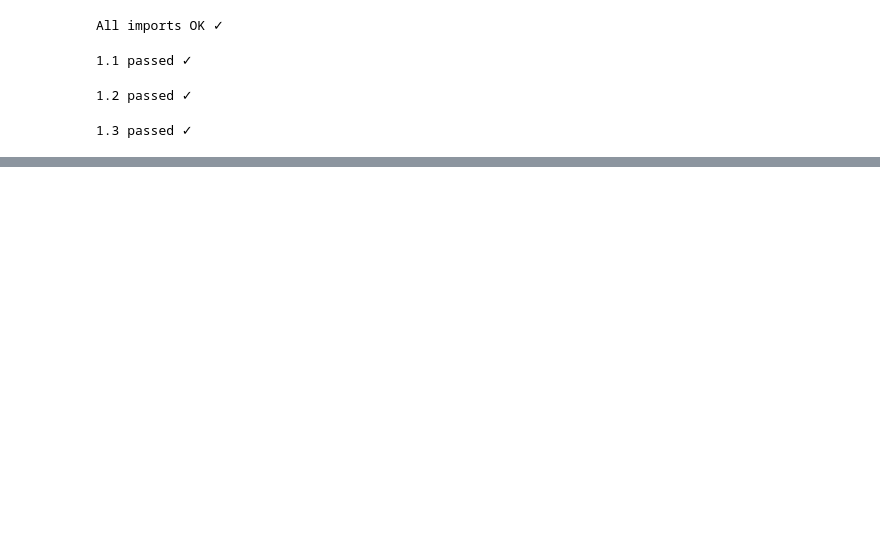
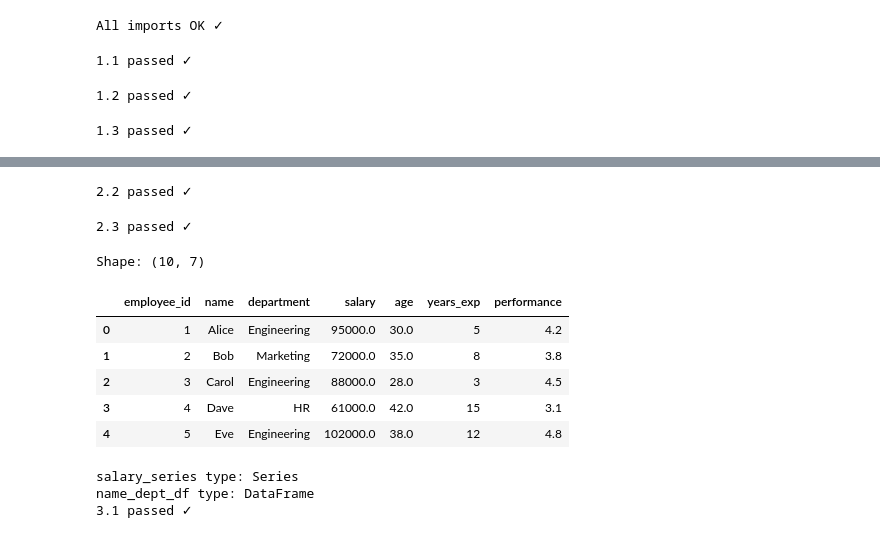
Before and after one commit to kaushikjayant-cyber/Celebal_Internship_Assignment, a Jupyter notebook: Week1_Jayant_Kaushik.ipynb, the cells around one changed output, grey strips where cells are left out. Saved outputs shown, nothing was run; the diff lists cells and outputs as text; code cells hidden in the pictures; blank space fills up the shorter version.

```diff
--- a/Week1_Jayant_Kaushik.ipynb
+++ b/Week1_Jayant_Kaushik.ipynb
@@ -104,0 +152,72 @@ print("1.4 passed ✓")
+# %%
+row2 = arr2d[1]
+col3 = arr2d[:, 2]
+sub  = arr2d[1:, 2:]
+gt7  = arr2d[arr2d > 7]
+
+
+assert list(row2) == [4, 5, 6, 7]
+assert list(col3) == [2, 6, 10]
+assert sub.shape == (2, 2)
+assert list(gt7) == [8, 9, 10, 11]
+
+print("2.2 passed ✓")
+# %% [output]
+2.2 passed ✓
+# %%
+A = np.array([[1, 2], [3, 4]])
+B = np.array([[5, 6], [7, 8]])
+
+C  = A * B
+D  = A @ B
+dp = np.dot([1,2,3], [4,5,6])
+E  = A * 3
+
+assert np.array_equal(C, [[5,12],[21,32]])
+assert np.array_equal(D, [[19,22],[43,50]])
+assert dp == 32
+assert np.array_equal(E, [[3,6],[9,12]])
+
+print("2.3 passed ✓")
+# %% [output]
+2.3 passed ✓
+# %%
+# Load dataset — do not modify this cell
+CSV_DATA = """employee_id,name,department,salary,age,years_exp,performance
+1,Alice,Engineering,95000,30,5,4.2
+2,Bob,Marketing,72000,35,8,3.8
+3,Carol,Engineering,88000,28,3,4.5
+4,Dave,HR,61000,42,15,3.1
+5,Eve,Engineering,102000,38,12,4.8
+6,Frank,Marketing,68000,29,4,3.5
+7,Grace,HR,,31,6,3.9
+8,Hank,Engineering,91000,45,20,4.1
+9,Iris,Marketing,75000,,7,4.0
+10,Jack,Engineering,85000,33,8,
+"""
+df = pd.read_csv(StringIO(CSV_DATA))
+print(f"Shape: {df.shape}")
+df.head()
+# %% [output]
+Shape: (10, 7)
+|  | employee_id | name | department | salary | age | years_exp | performance |
+| 0 | 1 | Alice | Engineering | 95000.0 | 30.0 | 5 | 4.2 |
+| 1 | 2 | Bob | Marketing | 72000.0 | 35.0 | 8 | 3.8 |
+| 2 | 3 | Carol | Engineering | 88000.0 | 28.0 | 3 | 4.5 |
+| 3 | 4 | Dave | HR | 61000.0 | 42.0 | 15 | 3.1 |
+| 4 | 5 | Eve | Engineering | 102000.0 | 38.0 | 12 | 4.8 |
+# %%
+salary_series = df["salary"]
+name_dept_df = df[["name", "department"]]
+
+assert isinstance(salary_series, pd.Series)
+assert isinstance(name_dept_df, pd.DataFrame)
+
+print(f"salary_series type: {type(salary_series).__name__}")
+print(f"name_dept_df type: {type(name_dept_df).__name__}")
+
+print("3.1 passed ✓")
+# %% [output]
+salary_series type: Series
+name_dept_df type: DataFrame
+3.1 passed ✓
```
Also changed, not shown: parts of 9 cells of this notebook.
